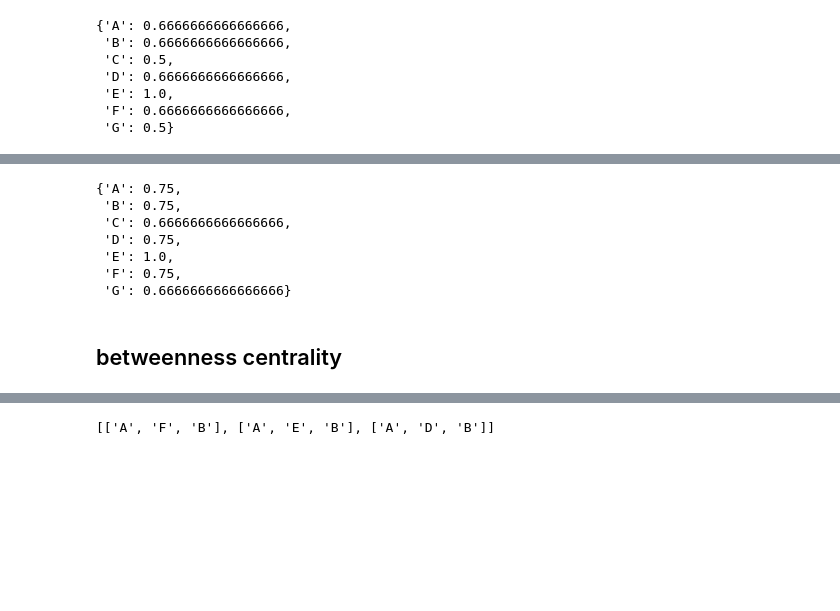
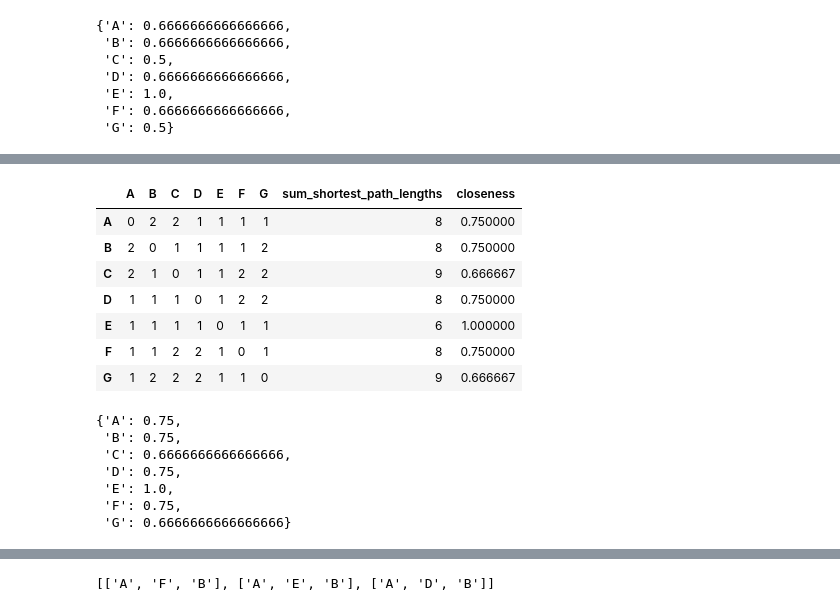
Before and after one commit to mutazag/sina, a Jupyter notebook: AT2-Q3-solution.ipynb, the cells around one changed output, grey strips where cells are left out. Saved outputs shown, nothing was run; the diff lists cells and outputs as text; code cells hidden in the pictures; blank space fills up the shorter version.

Commit message:
step by step solution for At2 Q3 - centrality measures

```diff
--- a/AT2-Q3-solution.ipynb
+++ b/AT2-Q3-solution.ipynb
@@ -24,0 +52,19 @@ centrality.degree_centrality(sample.G)
+# %%
+nodes = list(sample.G.nodes)
+# for each node, find all the shortest paths to the node from all other nodes, then add up the lengths of these shortest paths
+
+shortest_paths_dict = {}
+for s in nodes:
+    s_shortest_path_lengths = []
+    for t in nodes:
+        # if s == t:
+        #     continue
+        print(nx.shortest_path_length(sample.G, s, t), list(nx.shortest_path(sample.G, s, t)))
+        s_shortest_path_lengths.append(nx.shortest_path_length(sample.G, s, t))
+    shortest_paths_dict[s]  = s_shortest_path_lengths
+
+closness_df = pd.DataFrame.from_dict(shortest_paths_dict, orient='index', columns=list(shortest_paths_dict.keys()))
+# closness_df.index.set_names('n', inplace=True)
+closness_df['sum_shortest_path_lengths'] = closness_df.apply(lambda row: sum(row[0:]), axis=1)
+n = len(nodes)
+closness_df['closeness'] = (closness_df['sum_shortest_path_lengths'] / (n-1)) ** -1
@@ -25,3 +89,14 @@ centrality.degree_centrality(sample.G)
+# %%
+closness_df
+# %% [output]
+|  | A | B | C | D | E | F | G | sum_shortest_path_lengths | closeness |
+| A | 0 | 2 | 2 | 1 | 1 | 1 | 1 | 8 | 0.750000 |
+| B | 2 | 0 | 1 | 1 | 1 | 1 | 2 | 8 | 0.750000 |
+| C | 2 | 1 | 0 | 1 | 1 | 2 | 2 | 9 | 0.666667 |
+| D | 1 | 1 | 1 | 0 | 1 | 2 | 2 | 8 | 0.750000 |
+| E | 1 | 1 | 1 | 1 | 0 | 1 | 1 | 6 | 1.000000 |
+| F | 1 | 1 | 2 | 2 | 1 | 0 | 1 | 8 | 0.750000 |
+| G | 1 | 2 | 2 | 2 | 1 | 1 | 0 | 9 | 0.666667 |
 # %%
 centrality.closeness_centrality(sample.G)
 # %% [output]
@@ -32,5 +107,3 @@ centrality.closeness_centrality(sample.G)
  'E': 1.0,
  'F': 0.75,
  'G': 0.6666666666666666}
-# %% [markdown]
-## betweenness centrality
```
Also changed, not shown: parts of 16 cells of this notebook.
